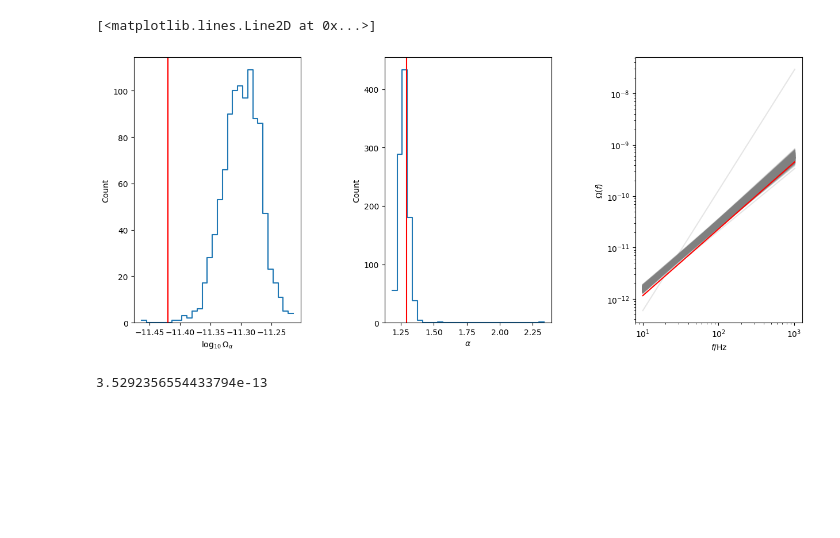
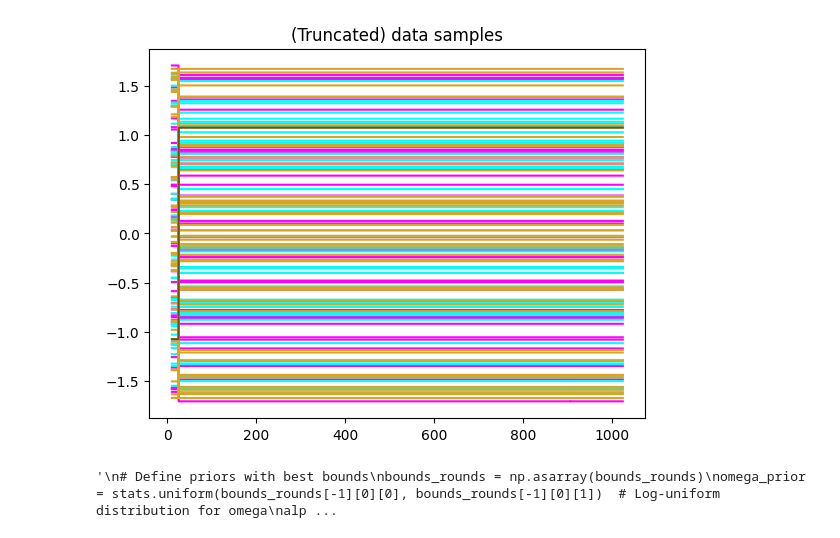
Before and after one commit to abbystokes/SBI_SGWB_DSMMA, a Jupyter notebook: Lexi/VAE_ParamEst_TMNRE.ipynb, the cells around one changed output. Drawn from its saved outputs; the diff is of its cells as text; code cells hidden in the pictures; blank space fills up the shorter version.

```diff
--- a/Lexi/VAE_ParamEst_TMNRE.ipynb
+++ b/Lexi/VAE_ParamEst_TMNRE.ipynb
@@ -244,15 +161,0 @@ Reloading best model: /Users/lexington/Documents/GitHub/SBI_SGWB_DSMMA/Lexi/ligh
-# %%
-# Define priors
-omega_prior = stats.uniform(-12, 5)  # Log-uniform distribution for omega
-alpha_prior = stats.uniform(0, 3)            # Uniform distribution for alpha
-
-obs = swyft.Sample(x=samples['x'][0], z=samples['z'][0] )
-# Sample 1000 points from the priors
-z_omega = omega_prior.rvs(20000)
-z_alpha = alpha_prior.rvs(20000)
-
-z_samps = np.column_stack((z_omega, z_alpha))
-
-# Create prior samples
-prior_samples = swyft.Samples(z = z_samps)
-predictions = trainer.infer(network, obs, prior_samples)
@@ -267,6 +324,27 @@ swyft.plot_corner(predictions, ['z[0]', 'z[1]'], bins = 200, smooth = 3);
+# %%
+for i in range(0, n_rounds):
+    for j in range(50):
+        plt.plot(sim.freq, samples_rounds[i]['x'][j], color =colors[i])
+plt.plot(sim.freq, obs['x'], color = 'k', alpha = 0.5)
+#plt.ylim([-1, 1])
+plt.title("(Truncated) data samples");
+# %% [output]
+[figure, added]
 # %%
+"""
+# Define priors with best bounds
+bounds_rounds = np.asarray(bounds_rounds)
+omega_prior = stats.uniform(bounds_rounds[-1][0][0], bounds_rounds[-1][0][1])  # Log-uniform distribution for omega
+alpha_prior = stats.uniform(bounds_rounds[-1][1][0], bounds_rounds[-1][1][1])            # Uniform distribution for alpha
+obs = swyft.Sample(x=samples['x'][0], z=samples['z'][0] )
+# Sample from the priors
+z_omega = omega_prior.rvs(20000)
+z_alpha = alpha_prior.rvs(20000)
+z_samps = np.column_stack((z_omega, z_alpha))
+
+
 import seaborn as sns
-ln_r = np.asarray(predictions[0].logratios)
+ln_r = np.asarray(prediction_rounds[:0][0].logratios)
 r_1 = np.exp(ln_r[:, 0])
 r_2 = np.exp(ln_r[:, 1])
 post_Omega = np.random.choice(z_samps[:, 0], size=1000, p = r_1/np.sum(r_1))
@@ -290,10 +368,6 @@ plt.xlabel(r"$f$/Hz")
 plt.ylabel(r"$\Omega(f)$")
 plt.subplots_adjust(wspace=0.5)
 plt.loglog(sim.freq, 10**obs['z'][0]*(sim.freq/sim.fref)**obs['z'][1], color="red")
+"""
 # %% [output]
-[<matplotlib.lines.Line2D at 0x...>]
+'\n# Define priors with best bounds\nbounds_rounds = np.asarray(bounds_rounds)\nomega_prior = stats.uniform(bounds_rounds[-1][0][0], bounds_rounds[-1][0][1])  # Log-uniform distribution for omega\nalp ...
-[figure, removed]
-# %%
-print(np.std(10**post_Omega))
-# %% [output]
-3.5292356554433794e-13
```
Also changed, not shown: parts of 22 cells of this notebook.
